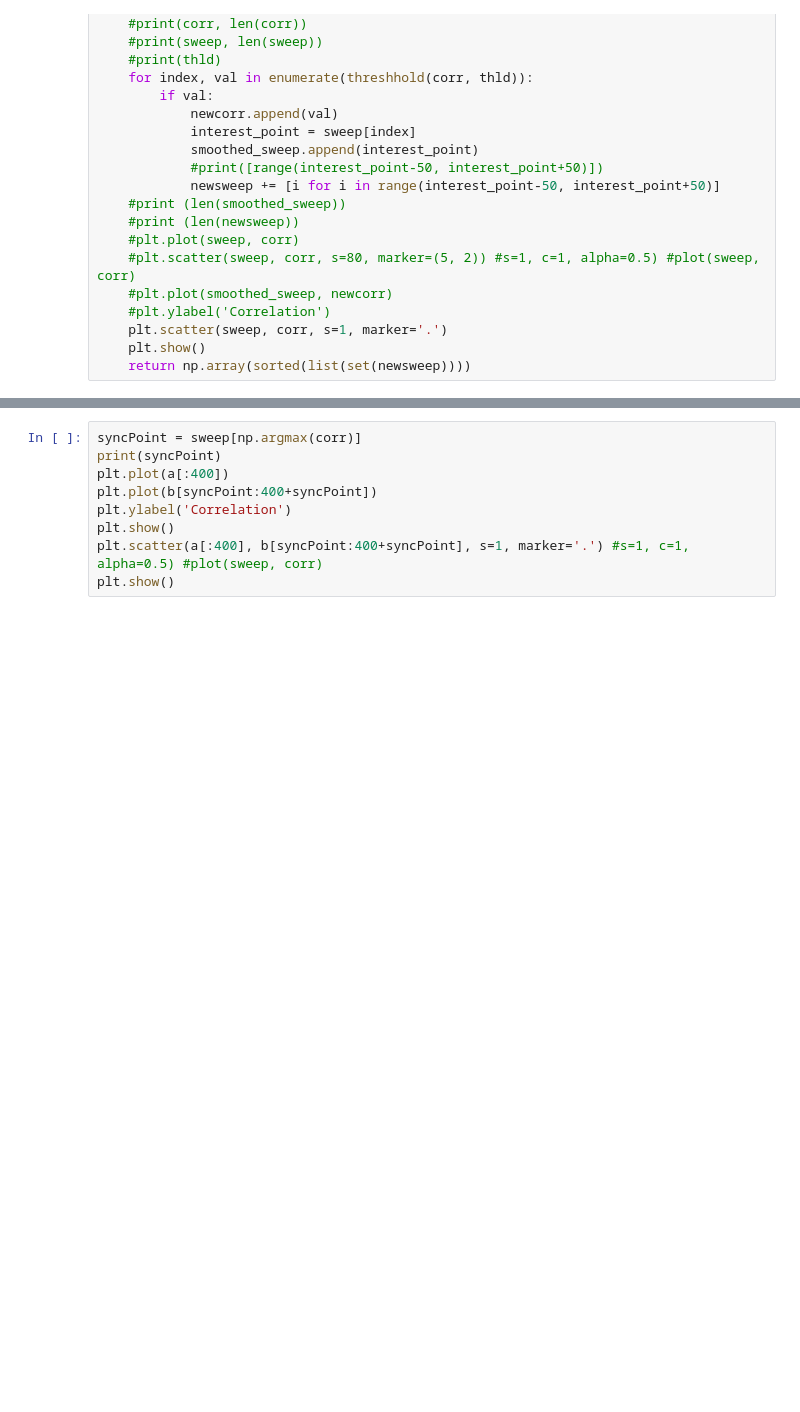
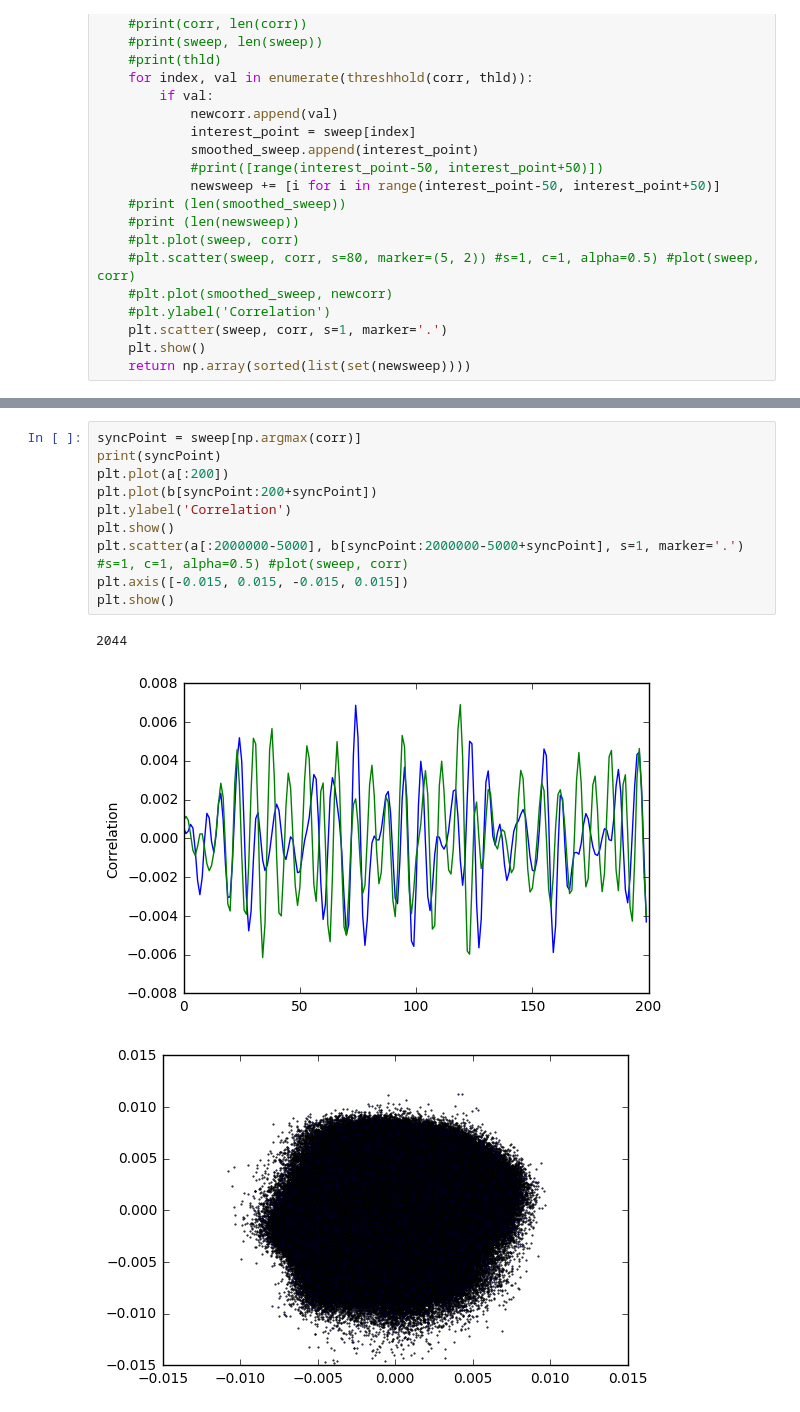
Before and after one commit to abhisheietk/correlate, a Jupyter notebook: Untitled5.ipynb, the cells around one changed output, grey strips where cells are left out. Cells and saved outputs as stored; diff of their text form; blank space fills up the shorter version.

```diff
--- a/Untitled5.ipynb
+++ b/Untitled5.ipynb
@@ -190,9 +208,14 @@ for i in range(4):
 # %%
 syncPoint = sweep[np.argmax(corr)]
 print(syncPoint)
-plt.plot(a[:400])
-plt.plot(b[syncPoint:400+syncPoint])
+plt.plot(a[:200])
+plt.plot(b[syncPoint:200+syncPoint])
 plt.ylabel('Correlation')
 plt.show()
-plt.scatter(a[:400], b[syncPoint:400+syncPoint], s=1, marker='.') #s=1, c=1, alpha=0.5) #plot(sweep, corr)
+plt.scatter(a[:2000000-5000], b[syncPoint:2000000-5000+syncPoint], s=1, marker='.') #s=1, c=1, alpha=0.5) #plot(sweep, corr)
+plt.axis([-0.015, 0.015, -0.015, 0.015])
 plt.show()
+# %% [output]
+2044
+[figure, added]
+[figure, added]
```
Also changed, not shown: parts of 7 cells of this notebook, 2 other files.
